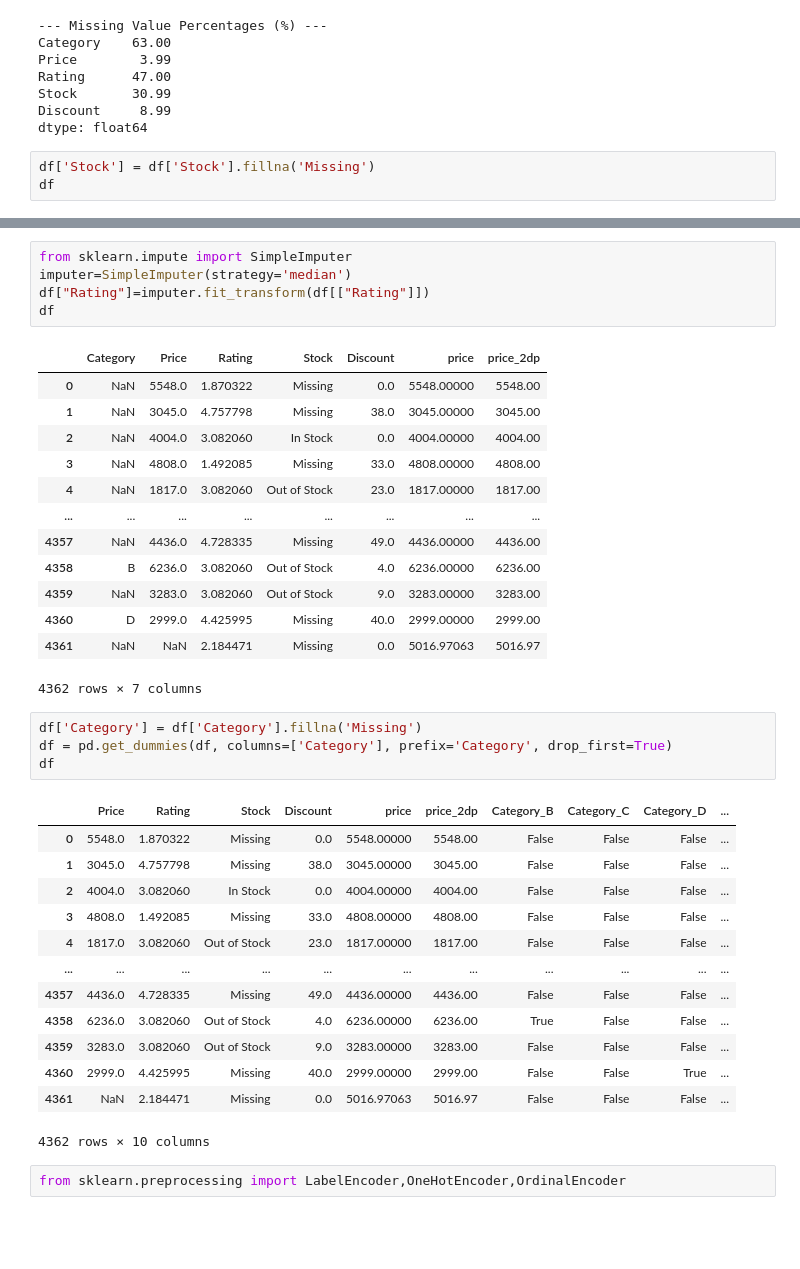
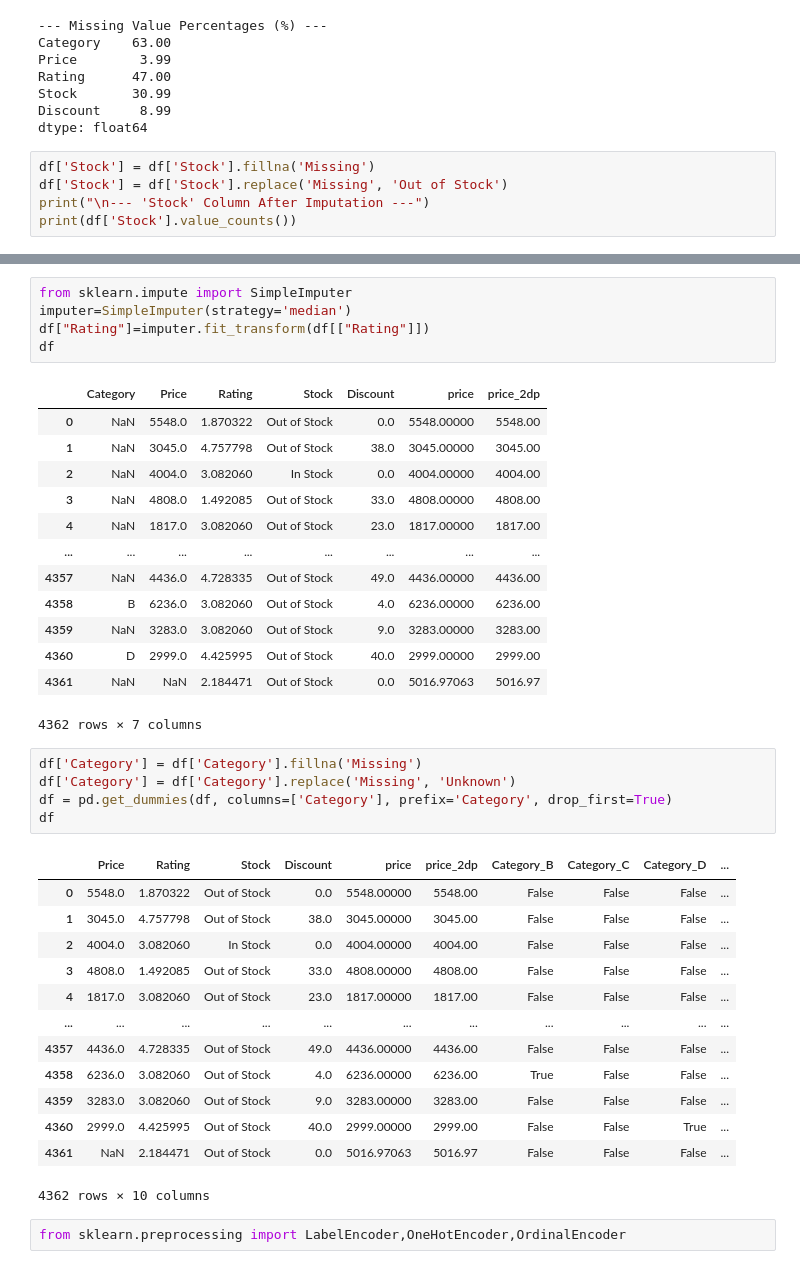
Before and after one commit to VITHUN007/the_preprocessing, a Jupyter notebook: main.ipynb, the cells around one changed output, grey strips where cells are left out. Saved outputs shown, nothing was run; the diff lists cells and outputs as text; blank space fills up the shorter version.

```diff
--- a/main.ipynb
+++ b/main.ipynb
@@ -31,5 +38,7 @@ Discount     8.99
 dtype: float64
 # %%
 df['Stock'] = df['Stock'].fillna('Missing')
-df
+df['Stock'] = df['Stock'].replace('Missing', 'Out of Stock')
+print("\n--- 'Stock' Column After Imputation ---")
+print(df['Stock'].value_counts())
 # %% [output]
@@ -91,35 +92,36 @@ df["Rating"]=imputer.fit_transform(df[["Rating"]])
 df
 # %% [output]
 |  | Category | Price | Rating | Stock | Discount | price | price_2dp |
-| 0 | NaN | 5548.0 | 1.870322 | Missing | 0.0 | 5548.00000 | 5548.00 |
-| 1 | NaN | 3045.0 | 4.757798 | Missing | 38.0 | 3045.00000 | 3045.00 |
+| 0 | NaN | 5548.0 | 1.870322 | Out of Stock | 0.0 | 5548.00000 | 5548.00 |
+| 1 | NaN | 3045.0 | 4.757798 | Out of Stock | 38.0 | 3045.00000 | 3045.00 |
 | 2 | NaN | 4004.0 | 3.082060 | In Stock | 0.0 | 4004.00000 | 4004.00 |
-| 3 | NaN | 4808.0 | 1.492085 | Missing | 33.0 | 4808.00000 | 4808.00 |
+| 3 | NaN | 4808.0 | 1.492085 | Out of Stock | 33.0 | 4808.00000 | 4808.00 |
 | 4 | NaN | 1817.0 | 3.082060 | Out of Stock | 23.0 | 1817.00000 | 1817.00 |
 | ... | ... | ... | ... | ... | ... | ... | ... |
-| 4357 | NaN | 4436.0 | 4.728335 | Missing | 49.0 | 4436.00000 | 4436.00 |
+| 4357 | NaN | 4436.0 | 4.728335 | Out of Stock | 49.0 | 4436.00000 | 4436.00 |
 | 4358 | B | 6236.0 | 3.082060 | Out of Stock | 4.0 | 6236.00000 | 6236.00 |
 | 4359 | NaN | 3283.0 | 3.082060 | Out of Stock | 9.0 | 3283.00000 | 3283.00 |
-| 4360 | D | 2999.0 | 4.425995 | Missing | 40.0 | 2999.00000 | 2999.00 |
-| 4361 | NaN | NaN | 2.184471 | Missing | 0.0 | 5016.97063 | 5016.97 |
+| 4360 | D | 2999.0 | 4.425995 | Out of Stock | 40.0 | 2999.00000 | 2999.00 |
+| 4361 | NaN | NaN | 2.184471 | Out of Stock | 0.0 | 5016.97063 | 5016.97 |
 4362 rows × 7 columns
 # %%
 df['Category'] = df['Category'].fillna('Missing')
+df['Category'] = df['Category'].replace('Missing', 'Unknown')
 df = pd.get_dummies(df, columns=['Category'], prefix='Category', drop_first=True)
 df
 # %% [output]
 |  | Price | Rating | Stock | Discount | price | price_2dp | Category_B | Category_C | Category_D | ... |
-| 0 | 5548.0 | 1.870322 | Missing | 0.0 | 5548.00000 | 5548.00 | False | False | False | ... |
-| 1 | 3045.0 | 4.757798 | Missing | 38.0 | 3045.00000 | 3045.00 | False | False | False | ... |
+| 0 | 5548.0 | 1.870322 | Out of Stock | 0.0 | 5548.00000 | 5548.00 | False | False | False | ... |
+| 1 | 3045.0 | 4.757798 | Out of Stock | 38.0 | 3045.00000 | 3045.00 | False | False | False | ... |
 | 2 | 4004.0 | 3.082060 | In Stock | 0.0 | 4004.00000 | 4004.00 | False | False | False | ... |
-| 3 | 4808.0 | 1.492085 | Missing | 33.0 | 4808.00000 | 4808.00 | False | False | False | ... |
+| 3 | 4808.0 | 1.492085 | Out of Stock | 33.0 | 4808.00000 | 4808.00 | False | False | False | ... |
 | 4 | 1817.0 | 3.082060 | Out of Stock | 23.0 | 1817.00000 | 1817.00 | False | False | False | ... |
 | ... | ... | ... | ... | ... | ... | ... | ... | ... | ... | ... |
-| 4357 | 4436.0 | 4.728335 | Missing | 49.0 | 4436.00000 | 4436.00 | False | False | False | ... |
+| 4357 | 4436.0 | 4.728335 | Out of Stock | 49.0 | 4436.00000 | 4436.00 | False | False | False | ... |
 | 4358 | 6236.0 | 3.082060 | Out of Stock | 4.0 | 6236.00000 | 6236.00 | True | False | False | ... |
 | 4359 | 3283.0 | 3.082060 | Out of Stock | 9.0 | 3283.00000 | 3283.00 | False | False | False | ... |
-| 4360 | 2999.0 | 4.425995 | Missing | 40.0 | 2999.00000 | 2999.00 | False | False | True | ... |
-| 4361 | NaN | 2.184471 | Missing | 0.0 | 5016.97063 | 5016.97 | False | False | False | ... |
+| 4360 | 2999.0 | 4.425995 | Out of Stock | 40.0 | 2999.00000 | 2999.00 | False | False | True | ... |
+| 4361 | NaN | 2.184471 | Out of Stock | 0.0 | 5016.97063 | 5016.97 | False | False | False | ... |
 4362 rows × 10 columns
 # %%
 from sklearn.preprocessing import LabelEncoder,OneHotEncoder,OrdinalEncoder
```
Also changed, not shown: parts of 8 cells of this notebook, 1 other file.
